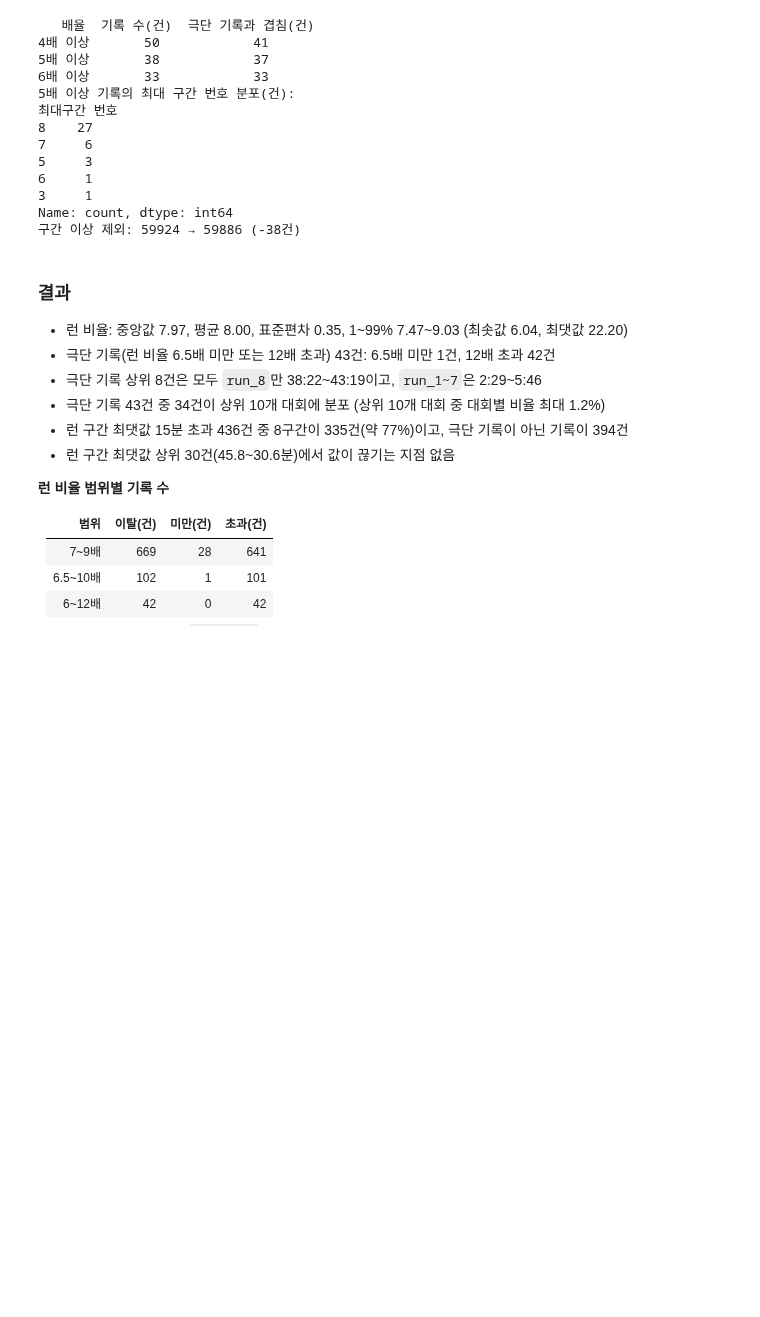
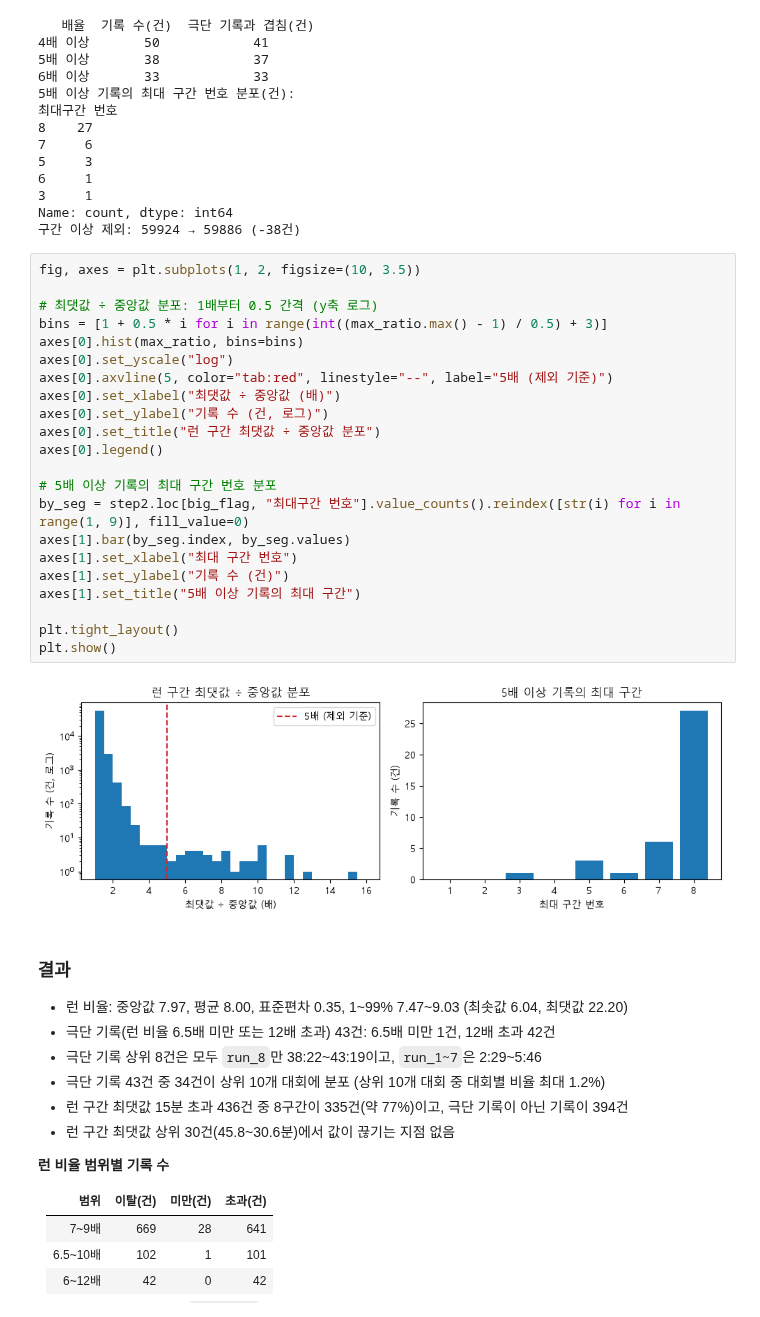
Before and after one commit to Jenny5789/hyrox-analysis, a Jupyter notebook: notebooks/02_preprocessing.ipynb, the cells around one changed output. Saved outputs shown, nothing was run; the diff lists cells and outputs as text; blank space fills up the shorter version.

```diff
--- a/notebooks/02_preprocessing.ipynb
+++ b/notebooks/02_preprocessing.ipynb
@@ -499,6 +524,30 @@ print(f"구간 이상 제외: {len(step2)} → {len(clean)} (-{big_flag.sum()}
 3     1
 Name: count, dtype: int64
 구간 이상 제외: 59924 → 59886 (-38건)
+# %%
+fig, axes = plt.subplots(1, 2, figsize=(10, 3.5))
+
+# 최댓값 ÷ 중앙값 분포: 1배부터 0.5 간격 (y축 로그)
+bins = [1 + 0.5 * i for i in range(int((max_ratio.max() - 1) / 0.5) + 3)]
+axes[0].hist(max_ratio, bins=bins)
+axes[0].set_yscale("log")
+axes[0].axvline(5, color="tab:red", linestyle="--", label="5배 (제외 기준)")
+axes[0].set_xlabel("최댓값 ÷ 중앙값 (배)")
+axes[0].set_ylabel("기록 수 (건, 로그)")
+axes[0].set_title("런 구간 최댓값 ÷ 중앙값 분포")
+axes[0].legend()
+
+# 5배 이상 기록의 최대 구간 번호 분포
+by_seg = step2.loc[big_flag, "최대구간 번호"].value_counts().reindex([str(i) for i in range(1, 9)], fill_value=0)
+axes[1].bar(by_seg.index, by_seg.values)
+axes[1].set_xlabel("최대 구간 번호")
+axes[1].set_ylabel("기록 수 (건)")
+axes[1].set_title("5배 이상 기록의 최대 구간")
+
+plt.tight_layout()
+plt.show()
+# %% [output]
+[figure, added]
 # %% [markdown]
 ### 결과
 - 런 비율: 중앙값 7.97, 평균 8.00, 표준편차 0.35, 1~99% 7.47~9.03 (최솟값 6.04, 최댓값 22.20)
```
Also changed, not shown: parts of 4 cells of this notebook.
